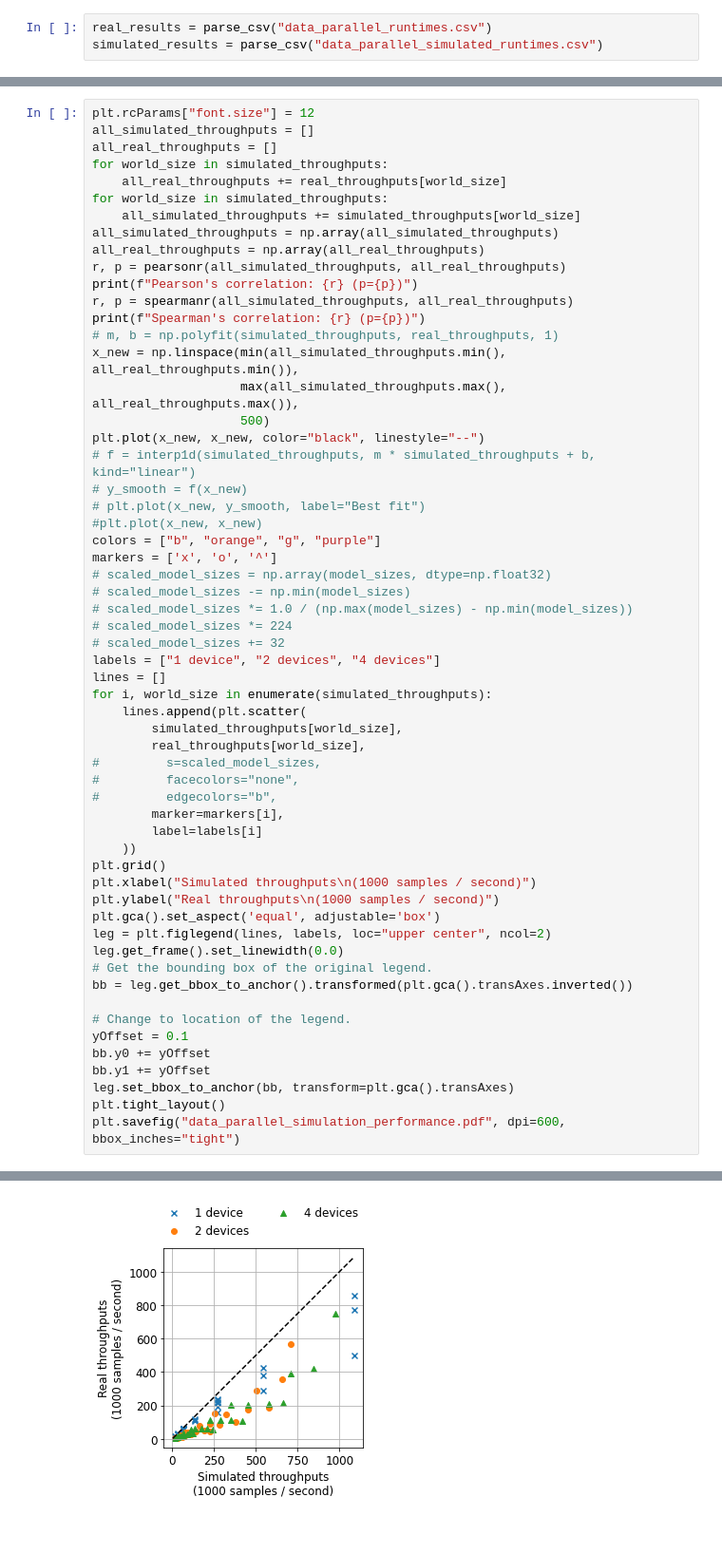
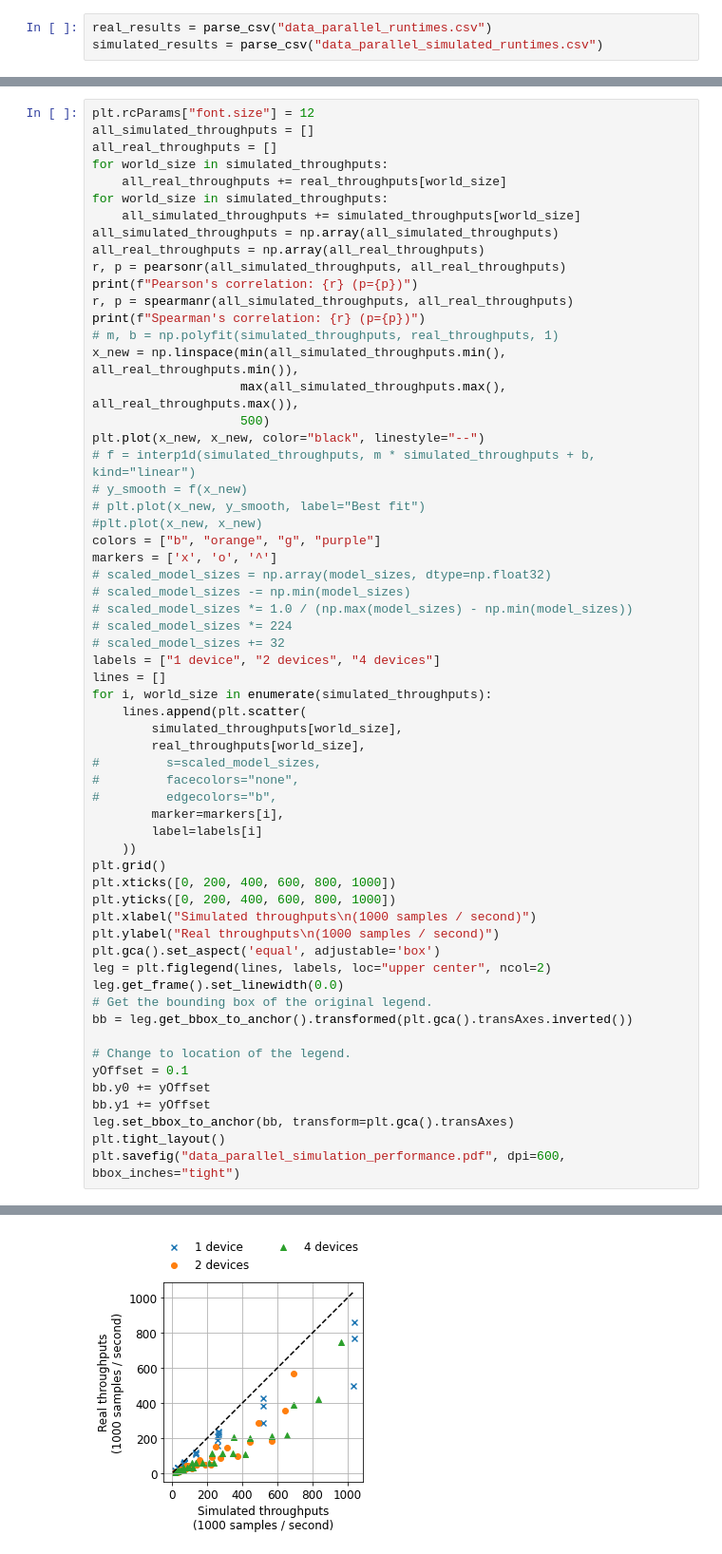
Before and after one commit to microsoft/dist-ir, a Jupyter notebook: notebooks/pytorch_mlp_data_parallel.ipynb, the cells around one changed output, grey strips where cells are left out. Shown: that part at 95% size. Drawn from its saved outputs; the diff is of its cells as text.

Commit message:
Update xticks/yticks

```diff
--- a/notebooks/pytorch_mlp_data_parallel.ipynb
+++ b/notebooks/pytorch_mlp_data_parallel.ipynb
@@ -277,6 +277,8 @@ for i, world_size in enumerate(simulated_throughputs):
         label=labels[i]
     ))
 plt.grid()
+plt.xticks([0, 200, 400, 600, 800, 1000])
+plt.yticks([0, 200, 400, 600, 800, 1000])
 plt.xlabel("Simulated throughputs\n(1000 samples / second)")
 plt.ylabel("Real throughputs\n(1000 samples / second)")
 plt.gca().set_aspect('equal', adjustable='box')
@@ -297,2 +299,2 @@ Pearson's correlation: 0.9299133089968817 (p=4.611291580527733e-36)
 Spearman's correlation: 0.9332881662149954 (p=7.009308160675867e-37)
-[figure, old version]
+[figure, new version]
```
Also changed, not shown: parts of 2 cells of this notebook.
